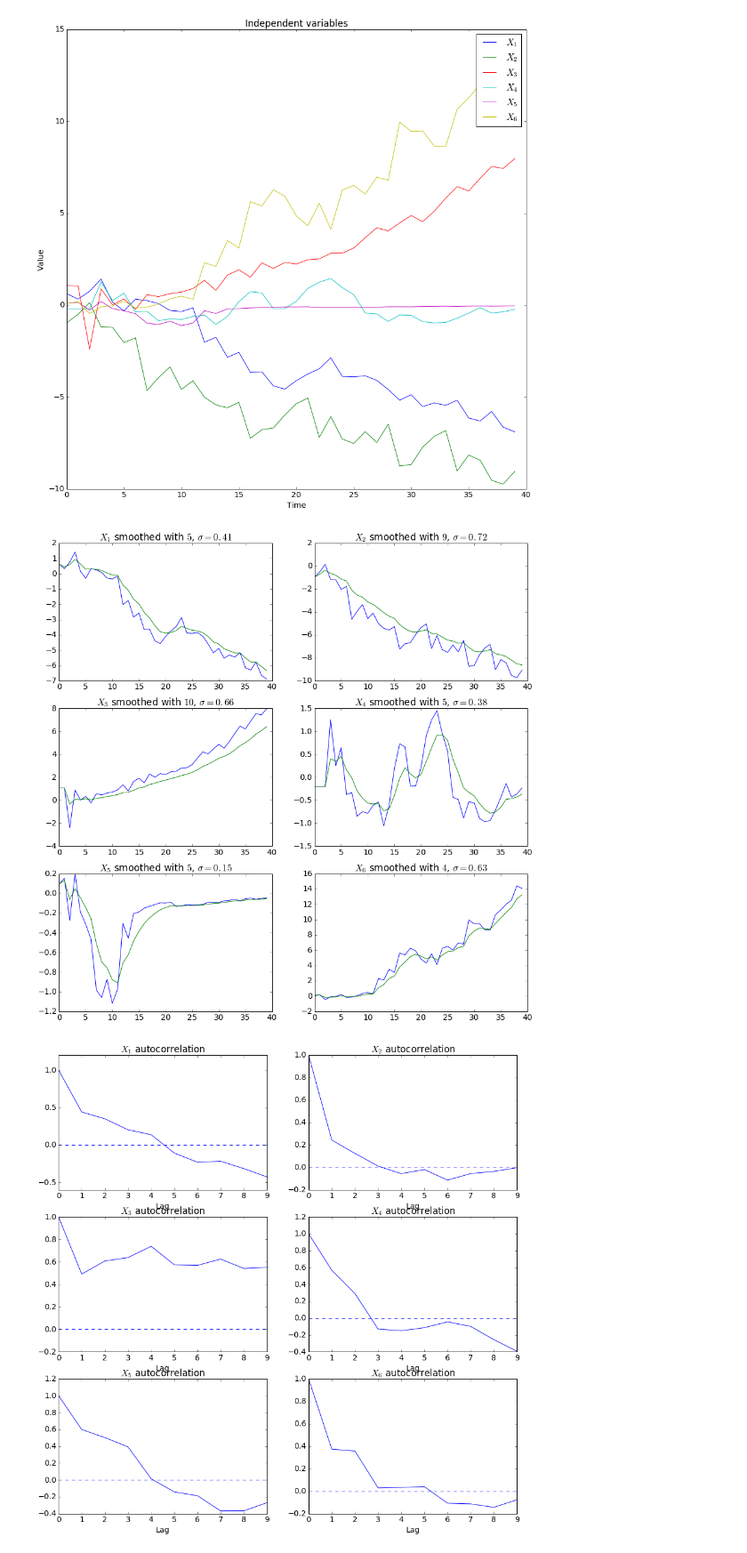
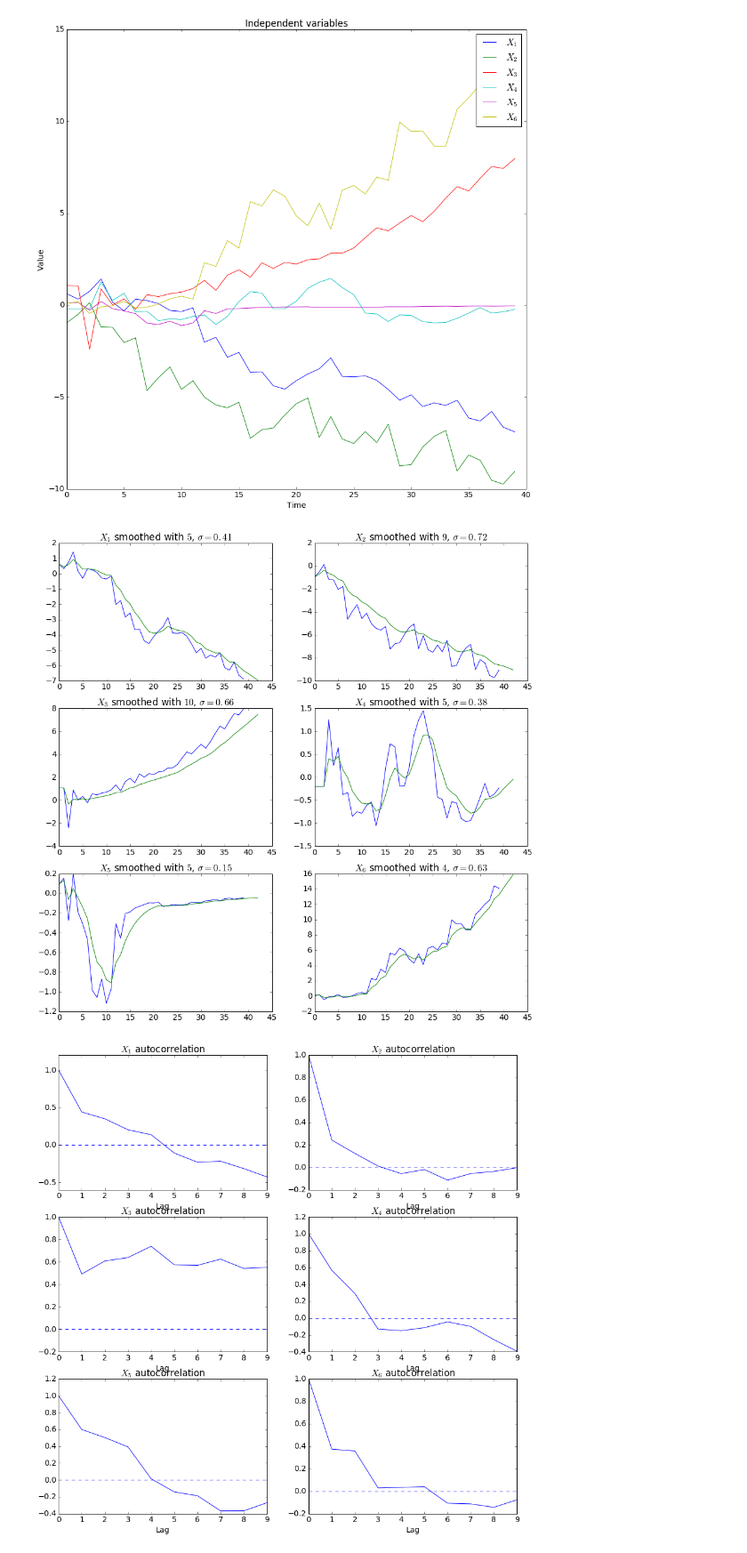
Before and after one commit to definability/statistical-analysis, a Jupyter notebook: course/Notebook/Coursework2.ipynb, the cells around one changed output. Shown at 89% size. Drawn from its saved outputs; the diff is of its cells as text; code cells hidden in the pictures.

```diff
--- a/course/Notebook/Coursework2.ipynb
+++ b/course/Notebook/Coursework2.ipynb
@@ -35,13 +35,13 @@ plt.show()
 # %%
 for i, x in enumerate(XS):
     i += 1
     plt.subplot(320 + i)
     plt.title(r'$X_{%d}$ smoothed with $%d$, $\sigma=%2.2f$'%(i, x.span, x.trend_errors.std()))
     plt.plot(x.data)
-    plt.plot(x.smoothed)
+    plt.plot(x.trend_forecasted)
 plt.show()
 # %% [output]
-[figure, old version]
+[figure, new version]
 # %%
 for i, x in enumerate(XS):
     i += 1
```
Also changed, not shown: parts of 1 cell of this notebook.
